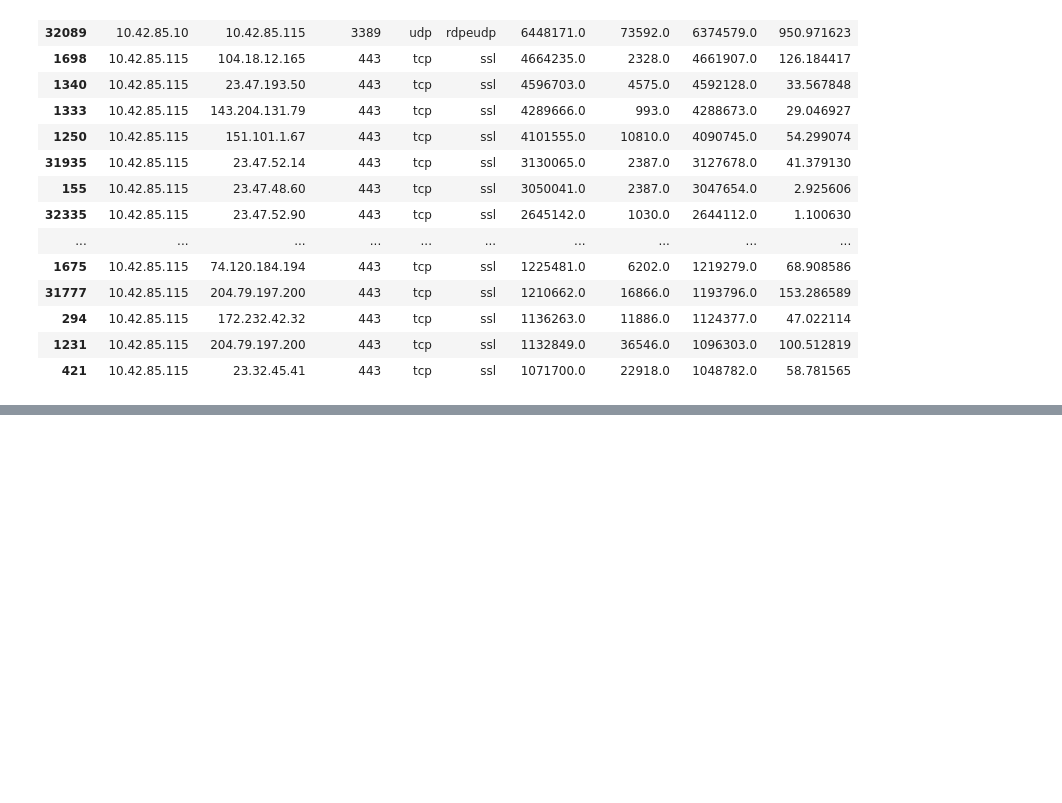
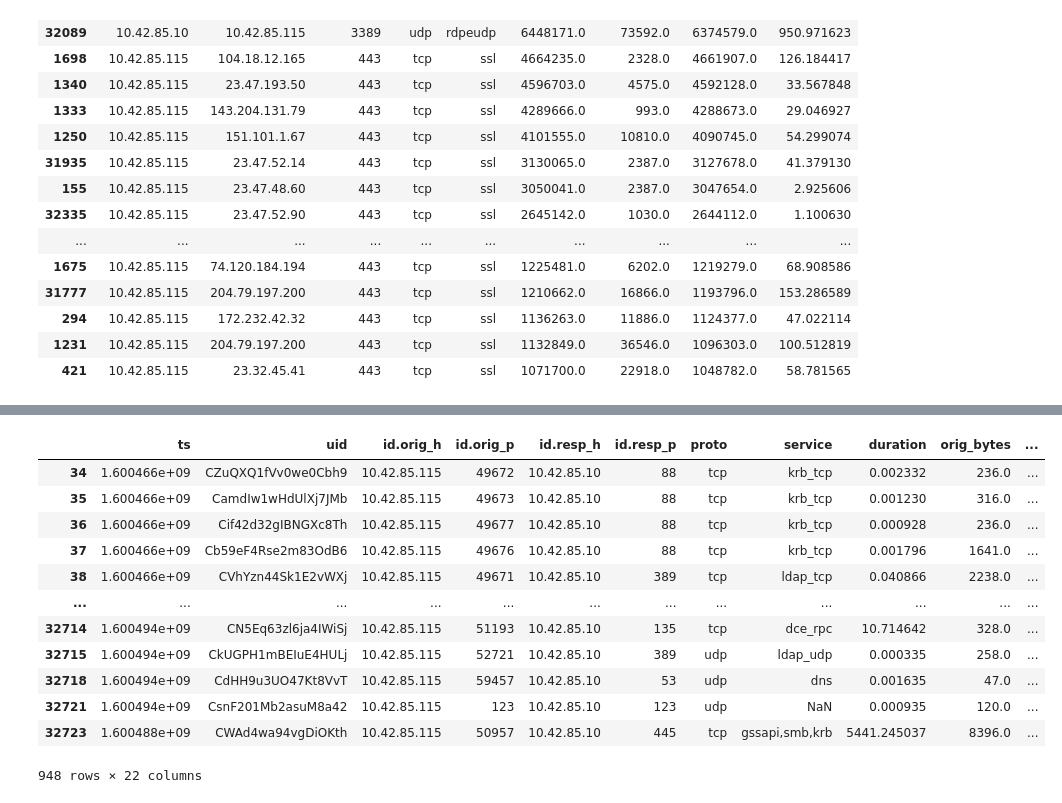
Before and after one commit to theophane-droid/blog_content, a Jupyter notebook: network_investigation/analysis.ipynb, the cells around one changed output, grey strips where cells are left out. Cells and saved outputs as stored; diff of their text form; code cells hidden in the pictures; blank space fills up the shorter version.

```diff
--- a/network_investigation/analysis.ipynb
+++ b/network_investigation/analysis.ipynb
@@ -6,6 +6,3 @@ datasets = {}
 for file in os.listdir('.'):
     if file.endswith('.log'):
         datasets[file.split('.')[0]] = pd.read_json(file, lines=True)
-# %%
-conn = datasets['conn']
-conn
@@ -82,0 +82,24 @@ top_flows_bytes
+# %%
+internal_ips = [
+    '10.42.85.115',
+    '10.42.85.10'
+]
+filtered = conn[
+    conn["id.orig_h"].isin(internal_ips) &
+    conn["id.resp_h"].isin(internal_ips)
+]
+filtered
+# %% [output]
+|  | ts | uid | id.orig_h | id.orig_p | id.resp_h | id.resp_p | proto | service | duration | orig_bytes | ... |
+| 34 | 1.600466e+09 | CZuQXQ1fVv0we0Cbh9 | 10.42.85.115 | 49672 | 10.42.85.10 | 88 | tcp | krb_tcp | 0.002332 | 236.0 | ... |
+| 35 | 1.600466e+09 | CamdIw1wHdUlXj7JMb | 10.42.85.115 | 49673 | 10.42.85.10 | 88 | tcp | krb_tcp | 0.001230 | 316.0 | ... |
+| 36 | 1.600466e+09 | Cif42d32gIBNGXc8Th | 10.42.85.115 | 49677 | 10.42.85.10 | 88 | tcp | krb_tcp | 0.000928 | 236.0 | ... |
+| 37 | 1.600466e+09 | Cb59eF4Rse2m83OdB6 | 10.42.85.115 | 49676 | 10.42.85.10 | 88 | tcp | krb_tcp | 0.001796 | 1641.0 | ... |
+| 38 | 1.600466e+09 | CVhYzn44Sk1E2vWXj | 10.42.85.115 | 49671 | 10.42.85.10 | 389 | tcp | ldap_tcp | 0.040866 | 2238.0 | ... |
+| ... | ... | ... | ... | ... | ... | ... | ... | ... | ... | ... | ... |
+| 32714 | 1.600494e+09 | CN5Eq63zl6ja4IWiSj | 10.42.85.115 | 51193 | 10.42.85.10 | 135 | tcp | dce_rpc | 10.714642 | 328.0 | ... |
+| 32715 | 1.600494e+09 | CkUGPH1mBEIuE4HULj | 10.42.85.115 | 52721 | 10.42.85.10 | 389 | udp | ldap_udp | 0.000335 | 258.0 | ... |
+| 32718 | 1.600494e+09 | CdHH9u3UO47Kt8VvT | 10.42.85.115 | 59457 | 10.42.85.10 | 53 | udp | dns | 0.001635 | 47.0 | ... |
+| 32721 | 1.600494e+09 | CsnF201Mb2asuM8a42 | 10.42.85.115 | 123 | 10.42.85.10 | 123 | udp | NaN | 0.000935 | 120.0 | ... |
+| 32723 | 1.600488e+09 | CWAd4wa94vgDiOKth | 10.42.85.115 | 50957 | 10.42.85.10 | 445 | tcp | gssapi,smb,krb | 5441.245037 | 8396.0 | ... |
+948 rows × 22 columns
```
Also changed, not shown: parts of 20 cells of this notebook.
